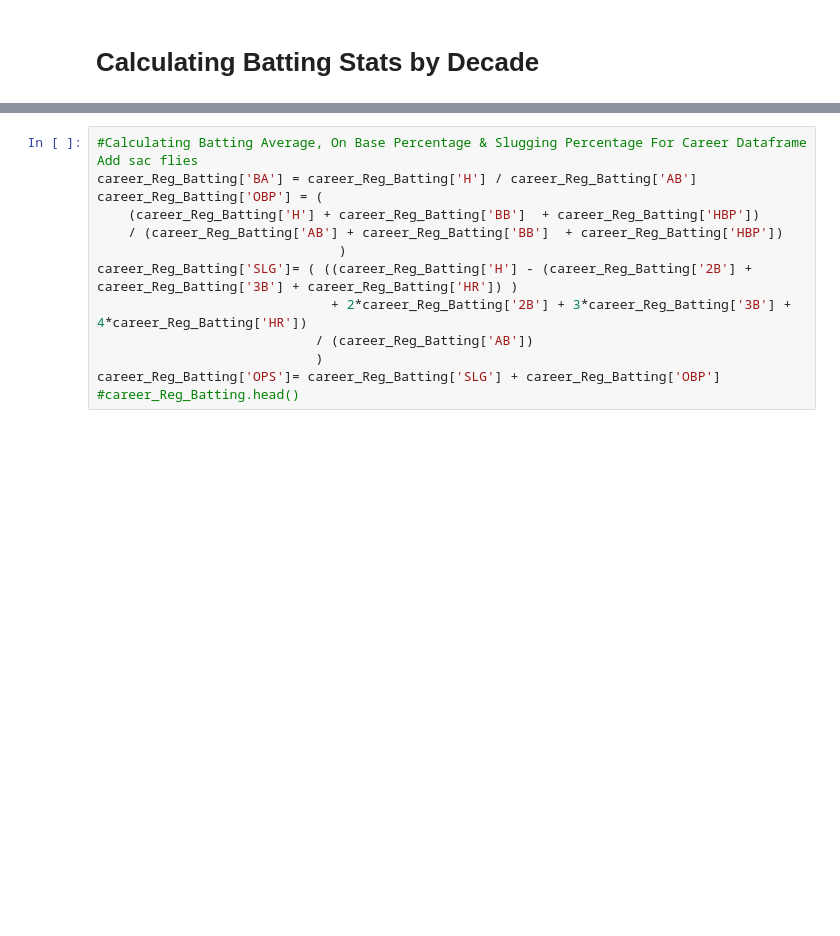
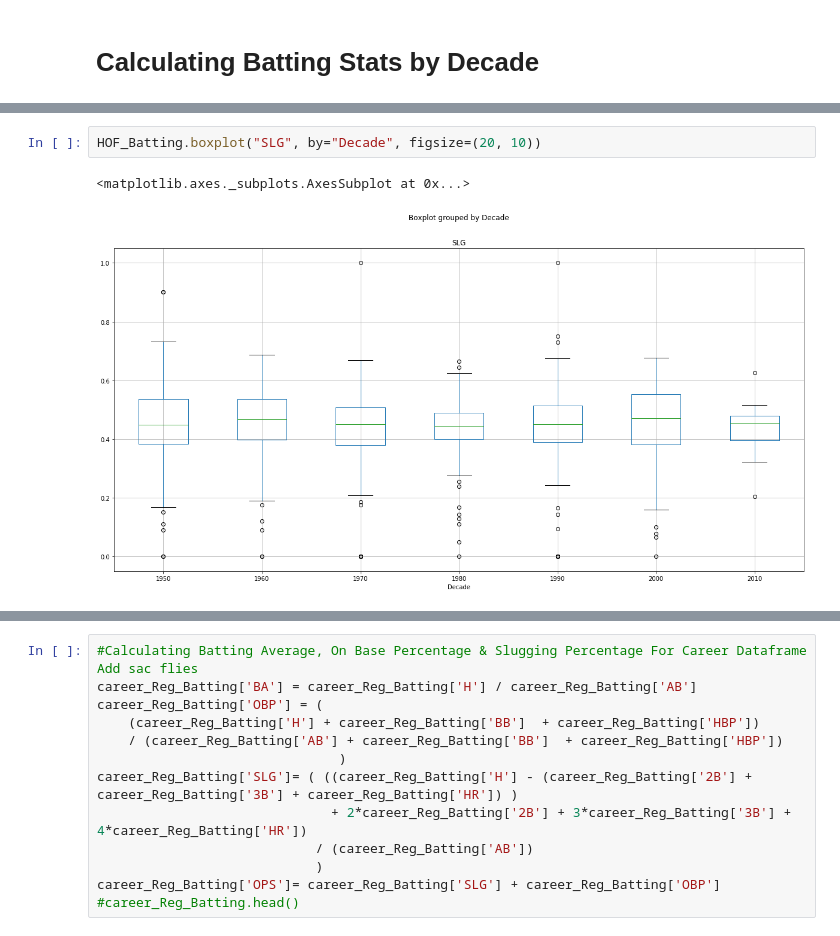
Before and after one commit to BDomogalla/Project1, a Jupyter notebook: data_analysis.ipynb, the cells around one changed output, grey strips where cells are left out. Drawn from its saved outputs; the diff is of its cells as text; blank space fills up the shorter version.

```diff
--- a/data_analysis.ipynb
+++ b/data_analysis.ipynb
@@ -337,3 +400,8 @@ Reg_Batting['OPS']= Reg_Batting['SLG'] + Reg_Batting['OBP']
+# %%
+HOF_Batting.boxplot("SLG", by="Decade", figsize=(20, 10))
+# %% [output]
+<matplotlib.axes._subplots.AxesSubplot at 0x...>
+[figure, added]
 # %%
 HOF_Batting.boxplot("OPS", by="Decade", figsize=(20, 10))
 # %% [output]
```
Also changed, not shown: parts of 86 cells of this notebook.
